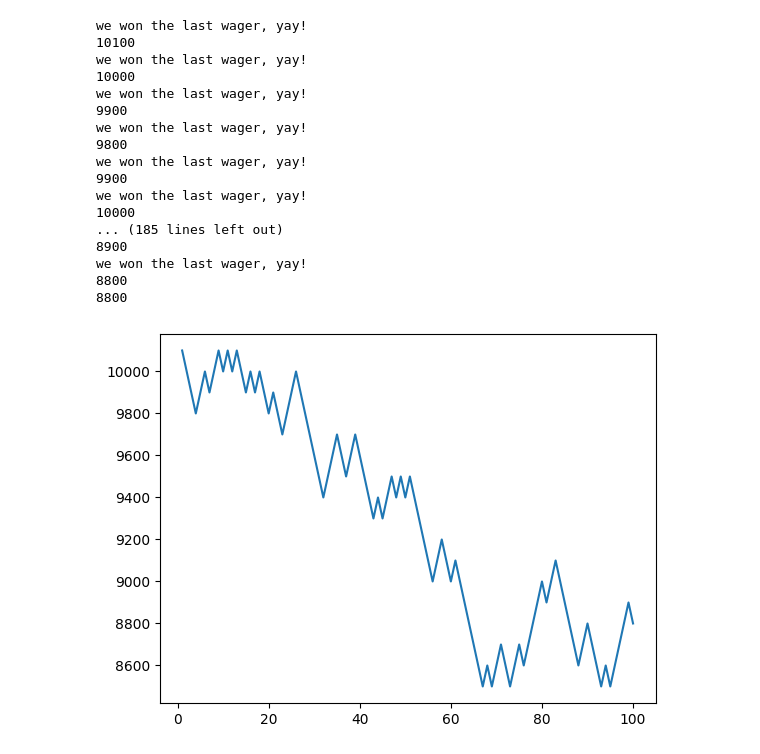
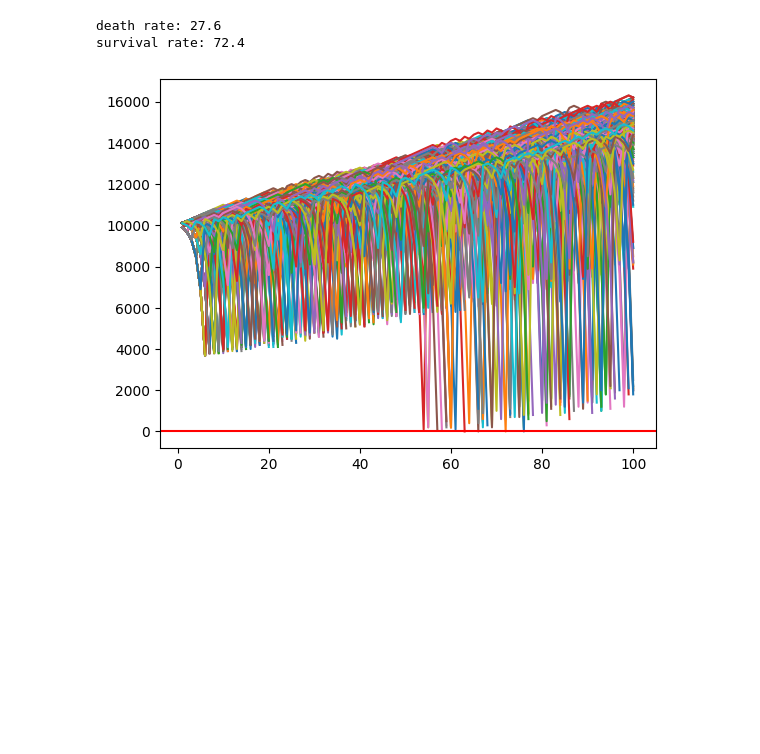
Before and after one commit to aarushburra123/quant-projects-2025, a Jupyter notebook: notebooks/Monte_Carlo_Simulations/03_monte_carlo_dice_example(1).ipynb, the cells around one changed output. Drawn from its saved outputs; the diff is of its cells as text; code cells hidden in the pictures; blank space fills up the shorter version.

Commit message:
added analysis to the doubler function and how well it works

```diff
--- a/notebooks/Monte_Carlo_Simulations/03_monte_carlo_dice_example(1).ipynb
+++ b/notebooks/Monte_Carlo_Simulations/03_monte_carlo_dice_example(1).ipynb
@@ -19,6 +19,7 @@ def roll_Dice():
 def doubler_bettor(funds, initial_wager, wager_count):
     value = funds
     wager = initial_wager
+    global broke_count
     wX = []
     vY = []
 
@@ -28,41 +29,44 @@ def doubler_bettor(funds, initial_wager, wager_count):
 
     while currentWager <= wager_count:
         if previousWager == 'win':
-            print('we won the last wager, yay!')
+            #print('we won the last wager, yay!')
             if roll_Dice():
                 value += wager
-                print(value)
+                #print(value)
                 wX.append(currentWager)
                 vY.append(value)
             else:
                 value -= wager
-                print(value)
+                previousWager = 'lose'
+                #print(value)
                 previousWagerAmount = wager
                 wX.append(currentWager)
                 vY.append(value)
                 if value < 0:
-                    print('broke after', currentWager, 'wagers')
+                    #print('broke after', currentWager, 'wagers')
+                    broke_count += 1
                     break
         elif previousWager == 'lose':
-            print('we lost the last wager, double up! Thats the smart play!')
+            #print('we lost the last wager, double up! Thats the smart play!')
             if roll_Dice():
                 wager = previousWagerAmount * 2
-                print('we won',wager)
+                #print('we won',wager)
                 value += wager
-                print(value)
+                #print(value)
                 wager = initial_wager
                 previousWager = 'win'
                 wX.append(currentWager)
                 vY.append(value)
             else:
                 wager = previousWagerAmount * 2
-                print('we lost',wager)
+                #print('we lost',wager)
                 value -= wager
                 if value < 0:
-                    print('broke after', currentWager, 'wagers')
+                    #print('broke after', currentWager, 'wagers')
+                    broke_count += 1
                     break
 
-                print(value)
+                #print(value)
                 previousWager = 'lose'
 
                 previousWagerAmount = wager
@@ -70,12 +74,24 @@ def doubler_bettor(funds, initial_wager, wager_count):
                 vY.append(value)
 
         currentWager += 1
-    print(value)
+    #print(value)
     plt.plot(wX, vY)
 
-doubler_bettor(10000,100,100)
+
+
+
+xx = 0
+broke_count = 0
+
+while xx < 1000:
+    doubler_bettor(10000,100,100)
+    xx += 1
+
+print('death rate:', (broke_count/float(xx)) * 100)
+print('survival rate:', 100 - ((broke_count/float(xx)) * 100))
+
+plt.axhline(0, color = 'r')
 plt.show()
-
 
 time.sleep(555)
 
@@ -117,48 +133,33 @@ def simple_bettor(funds, initial_wager, wager_count):
             vY.append(value)
         else:
             value -= wager
             wX.append(currentWager)
             vY.append(value)
 
         currentWager += 1
 
     if value < 0:
         value = 'broke'
     plt.plot(wX, vY)
     #print('Funds:', value)
 wX = []
 vY = []
 
 
 x = 0
 
 while x < 1000:
     simple_bettor(10000,100,50000)
     x += 1
 
 
 plt.plot(wX, vY)
 plt.xlabel('Wager Count')
 plt.ylabel('Account Value')
 plt.title('Simple Bettor Strategy Over Time')
 plt.axhline(y=0, color='r', linestyle='--')
 plt.show()
 # %% [output]
-we won the last wager, yay!
-10100
-we won the last wager, yay!
-10000
-we won the last wager, yay!
-9900
-we won the last wager, yay!
-9800
-we won the last wager, yay!
-9900
-we won the last wager, yay!
-10000
-... (185 lines left out)
-8900
-we won the last wager, yay!
-8800
-8800
+death rate: 27.6
+survival rate: 72.4
-[figure, old version]
+[figure, new version]
```
